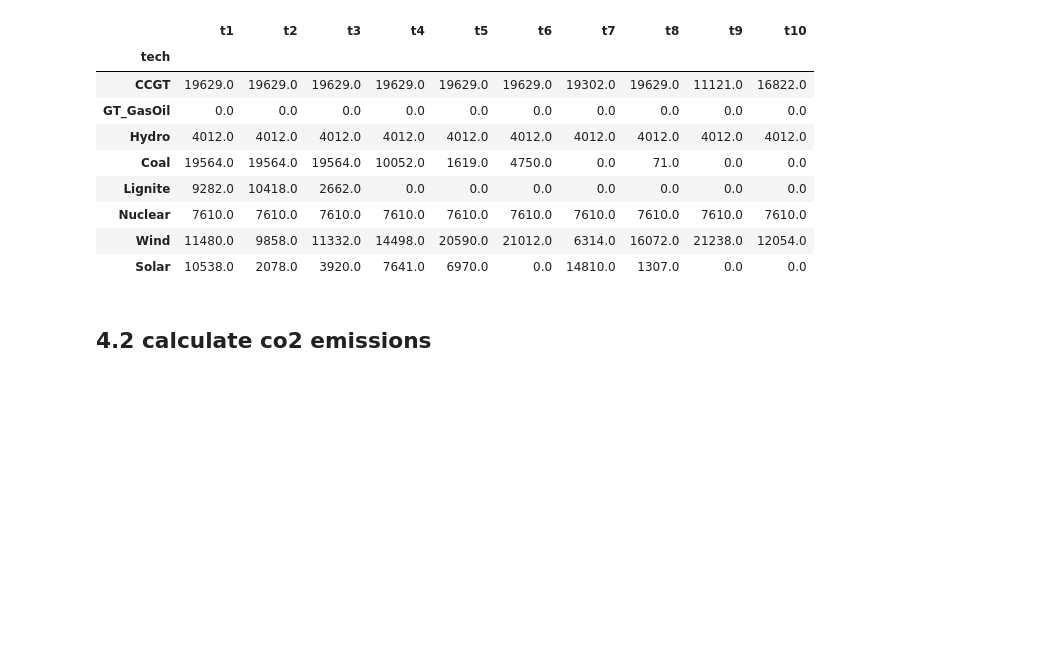
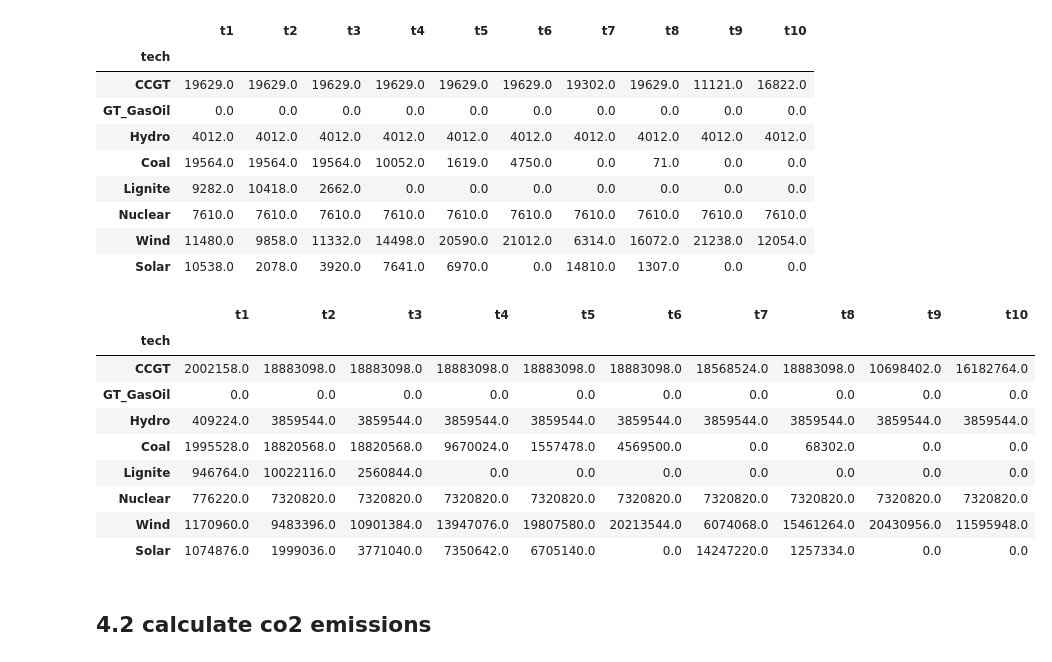
Before and after one commit to tllsngnzlz/ensys-pyomo, a Jupyter notebook: simple_example.ipynb, the cells around one changed output. Drawn from its saved outputs; the diff is of its cells as text; code cells hidden in the pictures; blank space fills up the shorter version.

```diff
--- a/simple_example.ipynb
+++ b/simple_example.ipynb
@@ -153,6 +153,20 @@ result_df
 | Nuclear | 7610.0 | 7610.0 | 7610.0 | 7610.0 | 7610.0 | 7610.0 | 7610.0 | 7610.0 | 7610.0 | 7610.0 |
 | Wind | 11480.0 | 9858.0 | 11332.0 | 14498.0 | 20590.0 | 21012.0 | 6314.0 | 16072.0 | 21238.0 | 12054.0 |
 | Solar | 10538.0 | 2078.0 | 3920.0 | 7641.0 | 6970.0 | 0.0 | 14810.0 | 1307.0 | 0.0 | 0.0 |
+# %%
+result_energy_df = result_df.mul(duration.values, axis=1)
+result_energy_df #[MWh_el]
+# %% [output]
+|  | t1 | t2 | t3 | t4 | t5 | t6 | t7 | t8 | t9 | t10 |
+| tech |  |  |  |  |  |  |  |  |  |  |
+| CCGT | 2002158.0 | 18883098.0 | 18883098.0 | 18883098.0 | 18883098.0 | 18883098.0 | 18568524.0 | 18883098.0 | 10698402.0 | 16182764.0 |
+| GT_GasOil | 0.0 | 0.0 | 0.0 | 0.0 | 0.0 | 0.0 | 0.0 | 0.0 | 0.0 | 0.0 |
+| Hydro | 409224.0 | 3859544.0 | 3859544.0 | 3859544.0 | 3859544.0 | 3859544.0 | 3859544.0 | 3859544.0 | 3859544.0 | 3859544.0 |
+| Coal | 1995528.0 | 18820568.0 | 18820568.0 | 9670024.0 | 1557478.0 | 4569500.0 | 0.0 | 68302.0 | 0.0 | 0.0 |
+| Lignite | 946764.0 | 10022116.0 | 2560844.0 | 0.0 | 0.0 | 0.0 | 0.0 | 0.0 | 0.0 | 0.0 |
+| Nuclear | 776220.0 | 7320820.0 | 7320820.0 | 7320820.0 | 7320820.0 | 7320820.0 | 7320820.0 | 7320820.0 | 7320820.0 | 7320820.0 |
+| Wind | 1170960.0 | 9483396.0 | 10901384.0 | 13947076.0 | 19807580.0 | 20213544.0 | 6074068.0 | 15461264.0 | 20430956.0 | 11595948.0 |
+| Solar | 1074876.0 | 1999036.0 | 3771040.0 | 7350642.0 | 6705140.0 | 0.0 | 14247220.0 | 1257334.0 | 0.0 | 0.0 |
 # %% [markdown]
 ## 4.2 calculate co2 emissions
 # %%
```
Also changed, not shown: parts of 19 cells of this notebook.
